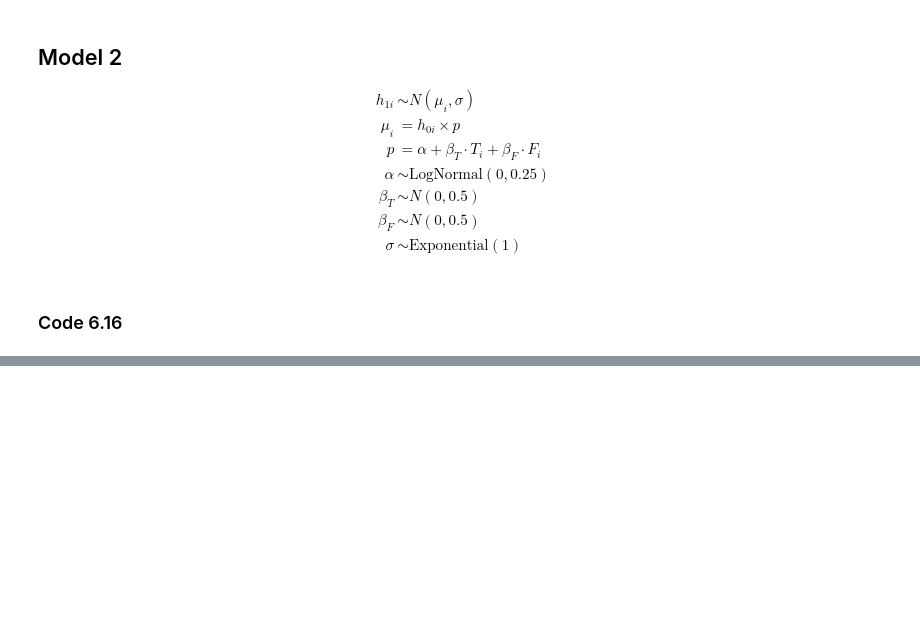
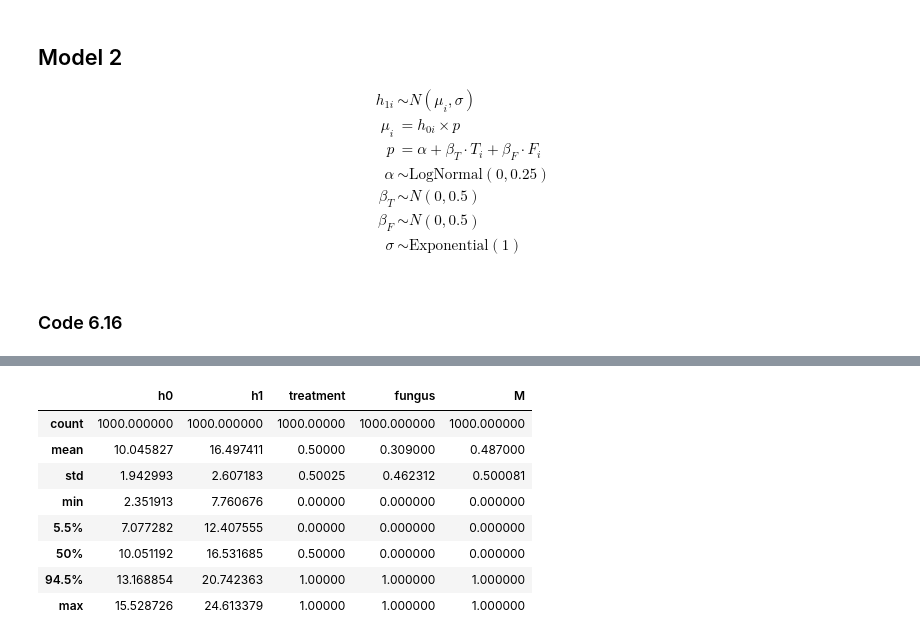
Before and after one commit to somnath1077/statistical_rethinking, a Jupyter notebook: code/ch06/nb02_post_treatment_bias.ipynb, the cells around one changed output, grey strips where cells are left out. Cells and saved outputs as stored; diff of their text form; code cells hidden in the pictures; blank space fills up the shorter version.

Commit message:
post treatment bias

```diff
--- a/code/ch06/nb02_post_treatment_bias.ipynb
+++ b/code/ch06/nb02_post_treatment_bias.ipynb
@@ -140,0 +205,34 @@ The treatment variable seems to have no association with the final height $h_i$
+# %%
+from scipy.stats import bernoulli
+
+# number of plants
+N = 1000
+
+# initial heights
+h0 = norm.rvs(loc=10, scale=2, size=N)
+
+# assign treatment and fungus growth
+treatment = np.zeros(N)
+treatment[N//2:] = 1
+
+# Mositure: 50-50 chance of moisture
+M = bernoulli.rvs(p=0.5, size=N)
+
+# there is a 10% chance of fungus growth for the plants that have been treated; and 50% for those that haven't
+fungus = binom.rvs(n=1, p=0.5 - 0.4 * treatment, loc=0, size=N)
+
+# the mean height for plants without moisture is 10; for those with moisture: 10 + 3 = 13
+h1 = h0 + norm.rvs(loc=5 + 3 * M, scale=1, size=N)
+
+df_2 = pd.DataFrame({'h0': h0, 'h1': h1, 'treatment': treatment, 'fungus': fungus, 'M': M})
+df_2.describe([0.055, 0.945])
+# %% [output]
+|  | h0 | h1 | treatment | fungus | M |
+| count | 1000.000000 | 1000.000000 | 1000.00000 | 1000.000000 | 1000.000000 |
+| mean | 10.045827 | 16.497411 | 0.50000 | 0.309000 | 0.487000 |
+| std | 1.942993 | 2.607183 | 0.50025 | 0.462312 | 0.500081 |
+| min | 2.351913 | 7.760676 | 0.00000 | 0.000000 | 0.000000 |
+| 5.5% | 7.077282 | 12.407555 | 0.00000 | 0.000000 | 0.000000 |
+| 50% | 10.051192 | 16.531685 | 0.50000 | 0.000000 | 0.000000 |
+| 94.5% | 13.168854 | 20.742363 | 1.00000 | 1.000000 | 1.000000 |
+| max | 15.528726 | 24.613379 | 1.00000 | 1.000000 | 1.000000 |
```
Also changed, not shown: parts of 13 cells of this notebook.
